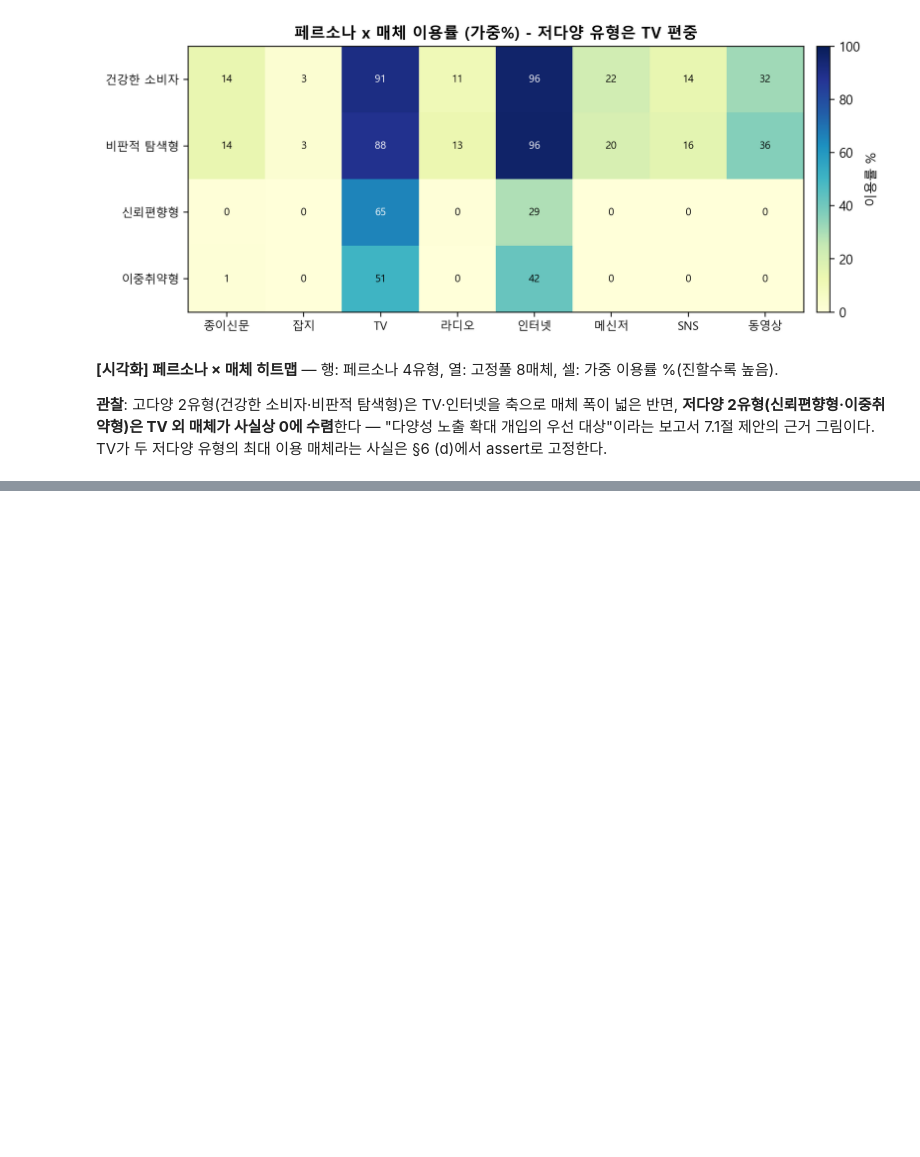
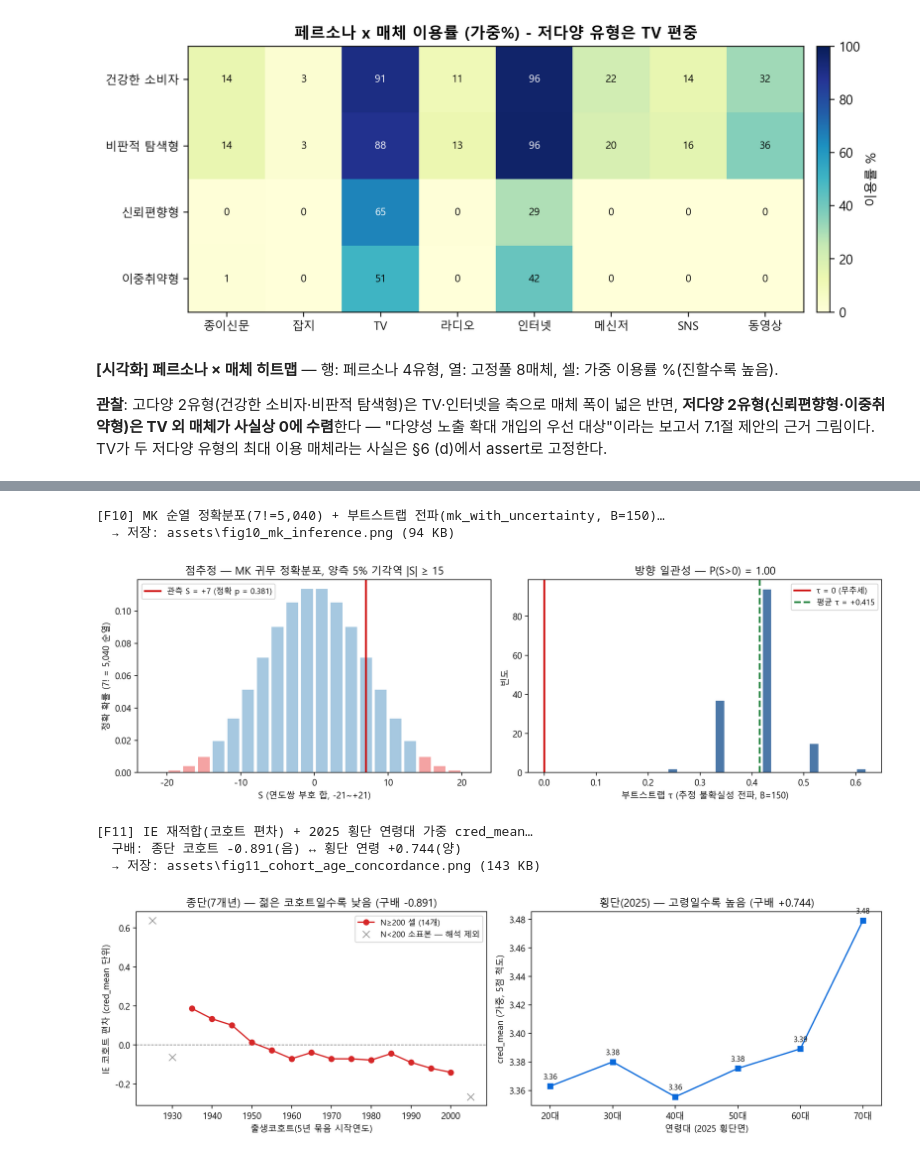
Before and after one commit to Dacon-Organization/Media-Statistics-Analysis-and-Utilization-Competition, a Jupyter notebook: notebooks/31-figure-export.ipynb, the cells around one changed output, grey strips where cells are left out. Drawn from its saved outputs; the diff is of its cells as text; code cells hidden in the pictures; blank space fills up the shorter version.

```diff
--- a/notebooks/31-figure-export.ipynb
+++ b/notebooks/31-figure-export.ipynb
@@ -156,0 +162,21 @@ display(Image(str(out6), width=880))
+# %%
+out10 = X.export_fig10(panel)    # 순열 5,040 전수 + 부트스트랩 전파(B=150) 재실행
+display(Image(str(out10), width=960))
+
+buf = io.StringIO()
+with redirect_stdout(buf):
+    out11 = X.export_fig11(panel)        # IE 재적합 + 2025 횡단 연령대 가중 cred_mean
+log11 = buf.getvalue()
+print(log11, end="")
+
+m = re.search(r"종단 코호트 ([+\-][\d.]+)\(음\) ↔ 횡단 연령 ([+\-][\d.]+)\(양\)", log11)
+COH_RUN, CROSS_RUN = float(m.group(1)), float(m.group(2))   # 그림 제목 값 — §6 (g)에서 대조
+display(Image(str(out11), width=960))
+# %% [output]
+[F10] MK 순열 정확분포(7!=5,040) + 부트스트랩 전파(mk_with_uncertainty, B=150)…
+  → 저장: assets\fig10_mk_inference.png (94 KB)
+[figure, added]
+[F11] IE 재적합(코호트 편차) + 2025 횡단 연령대 가중 cred_mean…
+  구배: 종단 코호트 -0.891(음) ↔ 횡단 연령 +0.744(양)
+  → 저장: assets\fig11_cohort_age_concordance.png (143 KB)
+[figure, added]
```
Also changed, not shown: parts of 8 cells of this notebook, 10 other files.
